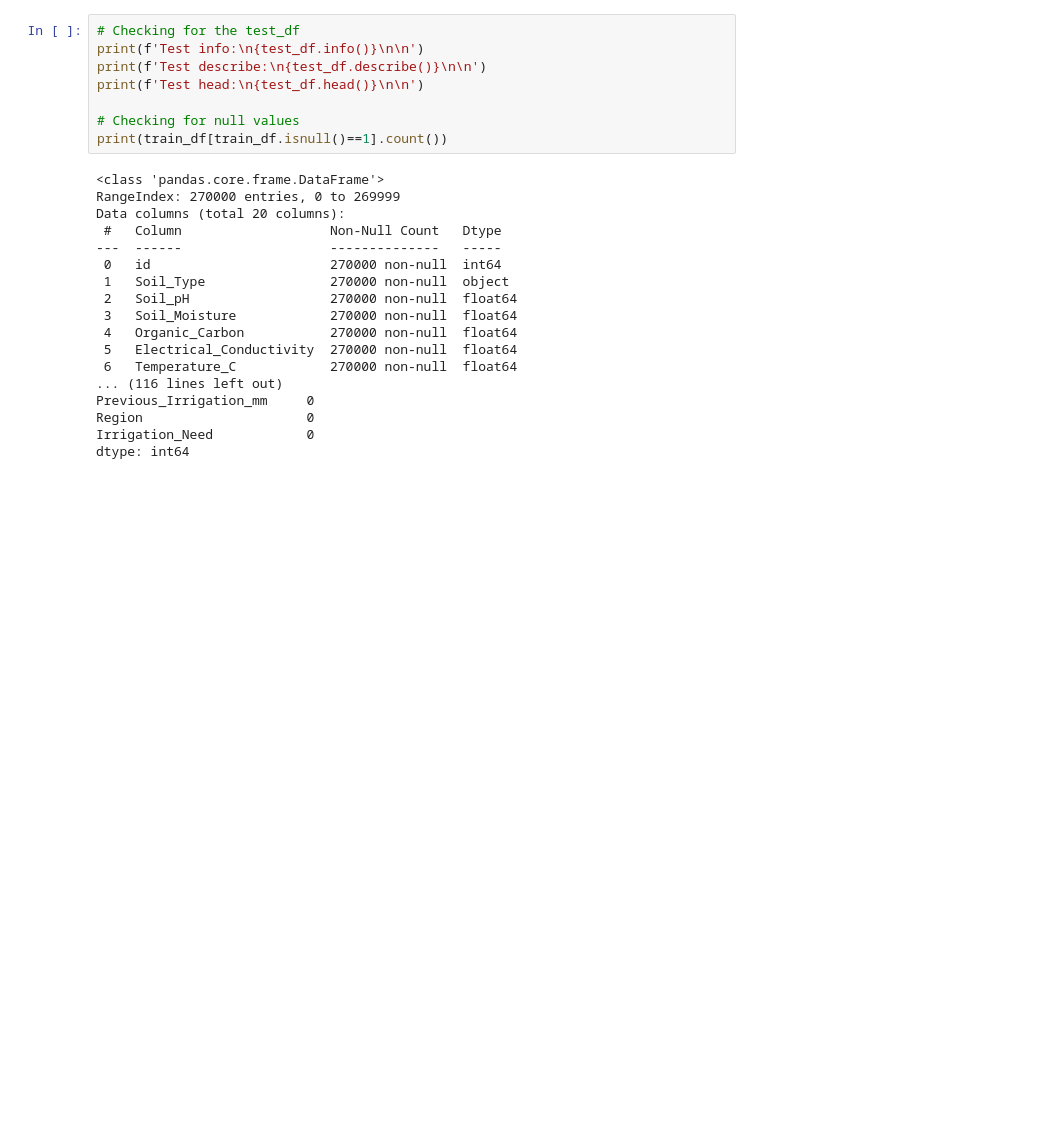
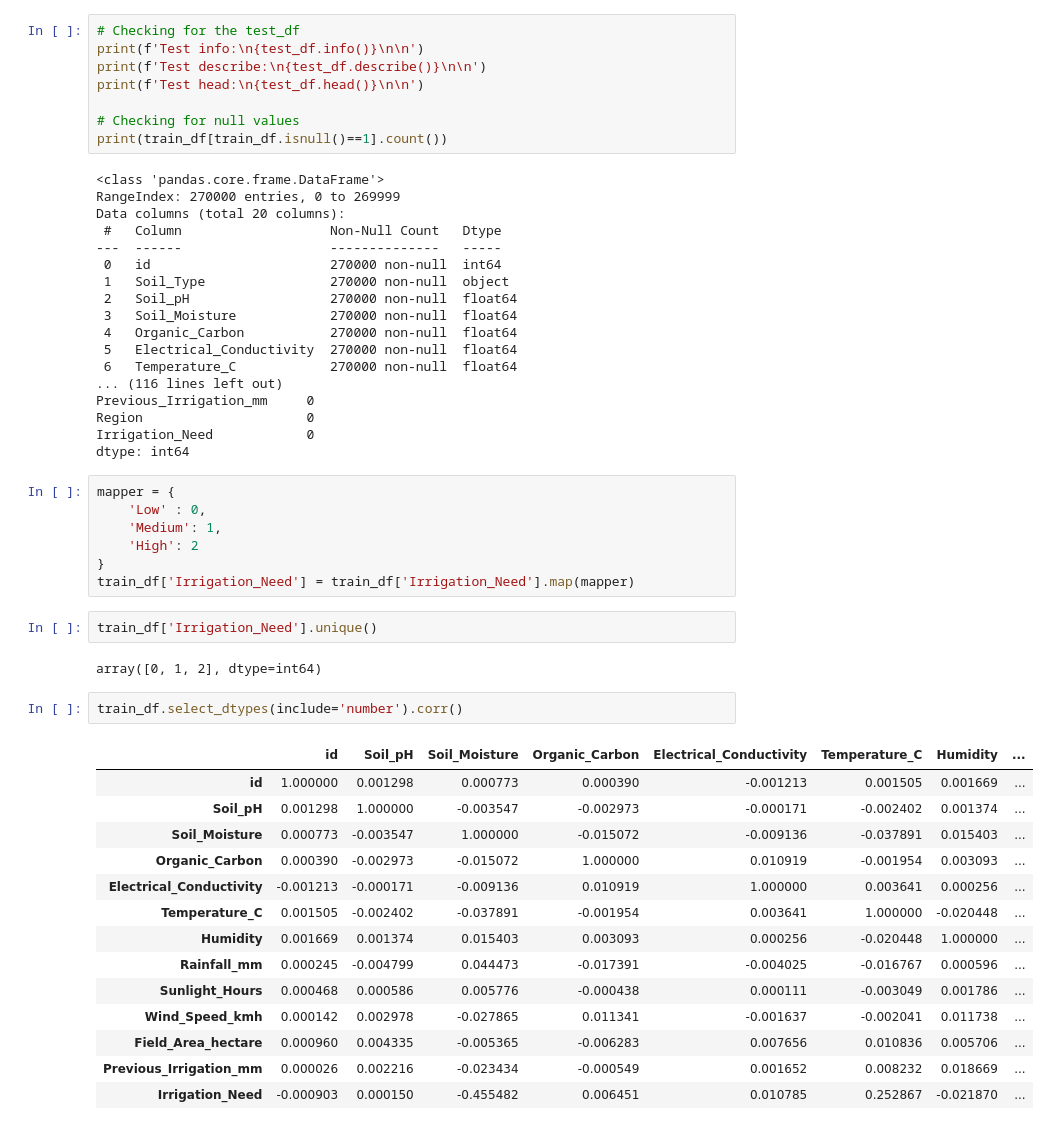
Before and after one commit to Prashant-Kumar-Codes/Machine-Learning-With-Scikit-Learn, a Jupyter notebook: Projects/Codes/4_Irrigation_Prediction.ipynb, the cells around one changed output. Drawn from its saved outputs; the diff is of its cells as text; blank space fills up the shorter version.

```diff
--- a/Projects/Codes/4_Irrigation_Prediction.ipynb
+++ b/Projects/Codes/4_Irrigation_Prediction.ipynb
@@ -123,3 +138,31 @@ Previous_Irrigation_mm     0
 Region                     0
 Irrigation_Need            0
 dtype: int64
+# %%
+mapper = {
+    'Low' : 0,
+    'Medium': 1,
+    'High': 2
+}
+train_df['Irrigation_Need'] = train_df['Irrigation_Need'].map(mapper)
+# %%
+train_df['Irrigation_Need'].unique()
+# %% [output]
+array([0, 1, 2], dtype=int64)
+# %%
+train_df.select_dtypes(include='number').corr()
+# %% [output]
+|  | id | Soil_pH | Soil_Moisture | Organic_Carbon | Electrical_Conductivity | Temperature_C | Humidity | ... |
+| id | 1.000000 | 0.001298 | 0.000773 | 0.000390 | -0.001213 | 0.001505 | 0.001669 | ... |
+| Soil_pH | 0.001298 | 1.000000 | -0.003547 | -0.002973 | -0.000171 | -0.002402 | 0.001374 | ... |
+| Soil_Moisture | 0.000773 | -0.003547 | 1.000000 | -0.015072 | -0.009136 | -0.037891 | 0.015403 | ... |
+| Organic_Carbon | 0.000390 | -0.002973 | -0.015072 | 1.000000 | 0.010919 | -0.001954 | 0.003093 | ... |
+| Electrical_Conductivity | -0.001213 | -0.000171 | -0.009136 | 0.010919 | 1.000000 | 0.003641 | 0.000256 | ... |
+| Temperature_C | 0.001505 | -0.002402 | -0.037891 | -0.001954 | 0.003641 | 1.000000 | -0.020448 | ... |
+| Humidity | 0.001669 | 0.001374 | 0.015403 | 0.003093 | 0.000256 | -0.020448 | 1.000000 | ... |
+| Rainfall_mm | 0.000245 | -0.004799 | 0.044473 | -0.017391 | -0.004025 | -0.016767 | 0.000596 | ... |
+| Sunlight_Hours | 0.000468 | 0.000586 | 0.005776 | -0.000438 | 0.000111 | -0.003049 | 0.001786 | ... |
+| Wind_Speed_kmh | 0.000142 | 0.002978 | -0.027865 | 0.011341 | -0.001637 | -0.002041 | 0.011738 | ... |
+| Field_Area_hectare | 0.000960 | 0.004335 | -0.005365 | -0.006283 | 0.007656 | 0.010836 | 0.005706 | ... |
+| Previous_Irrigation_mm | 0.000026 | 0.002216 | -0.023434 | -0.000549 | 0.001652 | 0.008232 | 0.018669 | ... |
+| Irrigation_Need | -0.000903 | 0.000150 | -0.455482 | 0.006451 | 0.010785 | 0.252867 | -0.021870 | ... |
```
Also changed, not shown: parts of 2 cells of this notebook.
